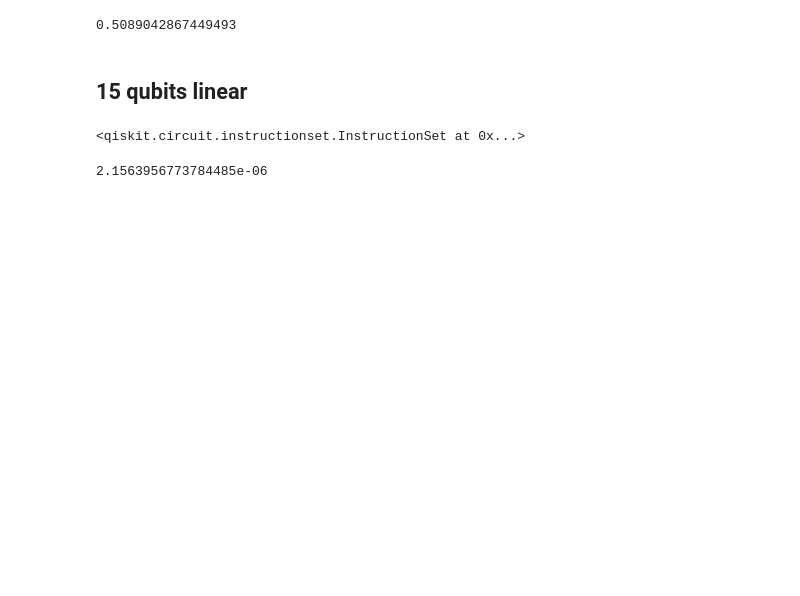
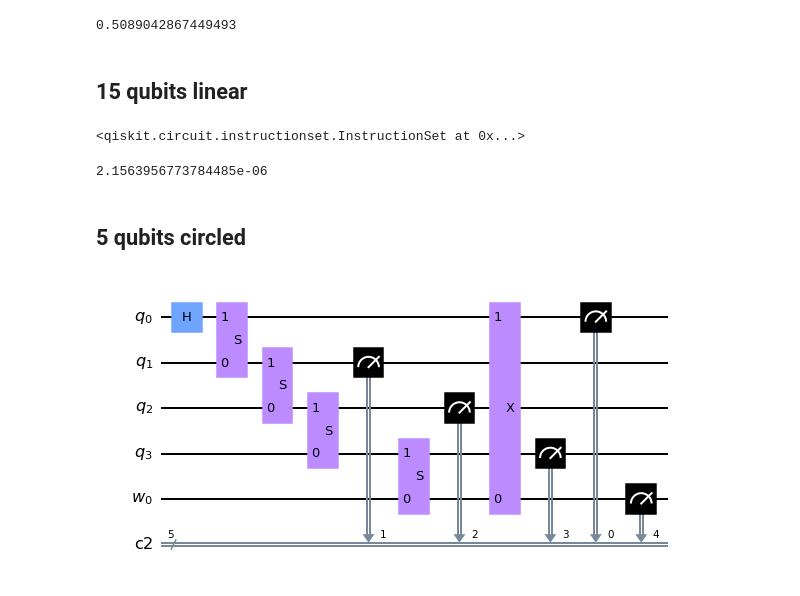
Before and after one commit to werty144/quantum_Ising, a Jupyter notebook: Real_measurement.ipynb, the cells around one changed output. Cells and saved outputs as stored; diff of their text form; code cells hidden in the pictures; blank space fills up the shorter version.

Commit message:
cirled measurements

```diff
--- a/Real_measurement.ipynb
+++ b/Real_measurement.ipynb
@@ -80,3 +61,14 @@ melbourne_result = {row['Computational basis states']: row['Probabilities'] for
 utils.distribution_pseudo_pvalue(melbourne_result, linear_interactions15)
 # %% [output]
 2.1563956773784485e-06
+# %% [markdown]
+## 5 qubits circled
+# %%
+spins_n = 4
+circled_interactions = {(i, (i + 1) % spins_n): 1 for i in range(spins_n)}
+circled_circ = utils.circled_circuit(spins_n, circled_interactions)
+circled_circ.add_register(qiskit.ClassicalRegister(spins_n + 1))
+circled_circ.measure(range(spins_n + 1), range(spins_n + 1))
+circled_circ.draw('mpl')
+# %% [output]
+[figure, added]
```
Also changed, not shown: parts of 14 cells of this notebook, 4 other files.
